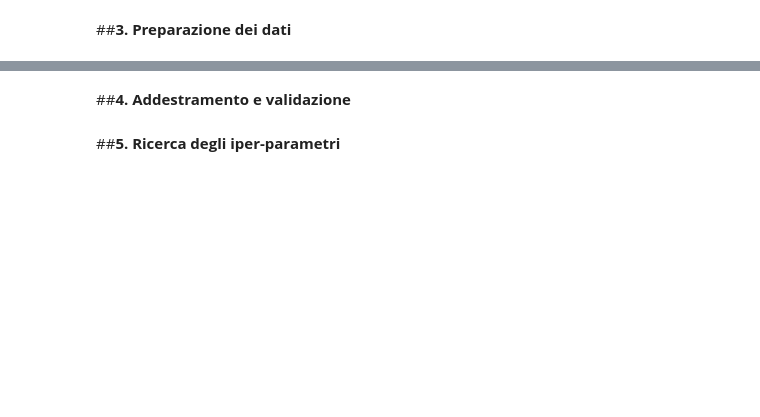
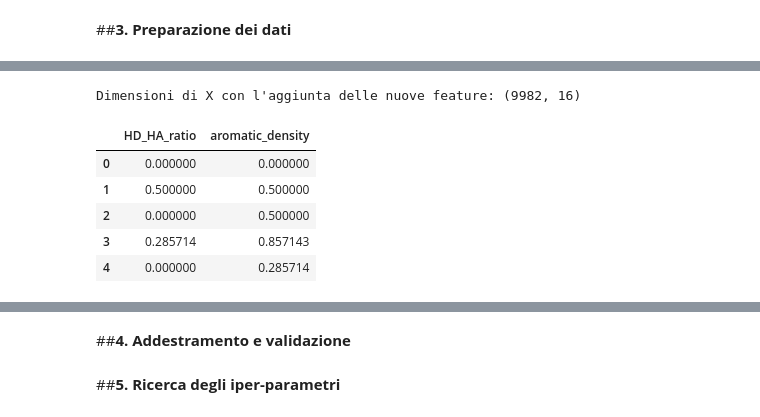
Before and after one commit to elettra-ven/DIA-Ventura-SolAq, a Jupyter notebook: SolAq_DIA_Ventura.ipynb, the cells around one changed output, grey strips where cells are left out. Saved outputs shown, nothing was run; the diff lists cells and outputs as text; code cells hidden in the pictures; blank space fills up the shorter version.

```diff
--- a/SolAq_DIA_Ventura.ipynb
+++ b/SolAq_DIA_Ventura.ipynb
@@ -532,0 +533,6 @@ L'analisi esplorativa ha delineato la struttura del dataset, evidenziando aspett
+# %%
+X = df.drop(columns="Solubility")
+y = df['Solubility']
+
+print("Dimensioni della matrice delle feature X:", X.shape)
+print("Dimensioni del vettore target y:", y.shape[0])
@@ -532,0 +585,14 @@ L'analisi esplorativa ha delineato la struttura del dataset, evidenziando aspett
+# %%
+X['HD_HA_ratio'] = X['NumHDonors'] / (X['NumHAcceptors'] + 1)
+X['aromatic_density'] = X['NumAromaticRings'] / (X['RingCount'] + 1)
+
+print("Dimensioni di X con l'aggiunta delle nuove feature:", X.shape)
+display(X[['HD_HA_ratio', 'aromatic_density']].head(5))
+# %% [output]
+Dimensioni di X con l'aggiunta delle nuove feature: (9982, 16)
+|  | HD_HA_ratio | aromatic_density |
+| 0 | 0.000000 | 0.000000 |
+| 1 | 0.500000 | 0.500000 |
+| 2 | 0.000000 | 0.500000 |
+| 3 | 0.285714 | 0.857143 |
+| 4 | 0.000000 | 0.285714 |
```
Also changed, not shown: parts of 22 cells of this notebook.
